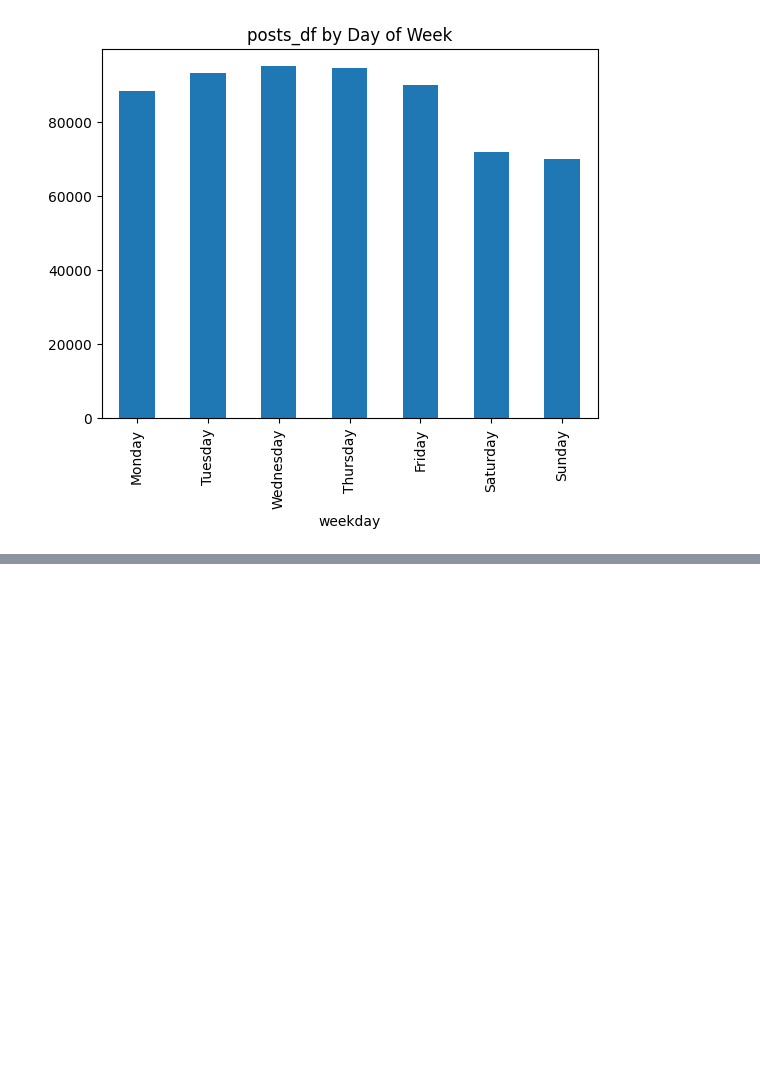
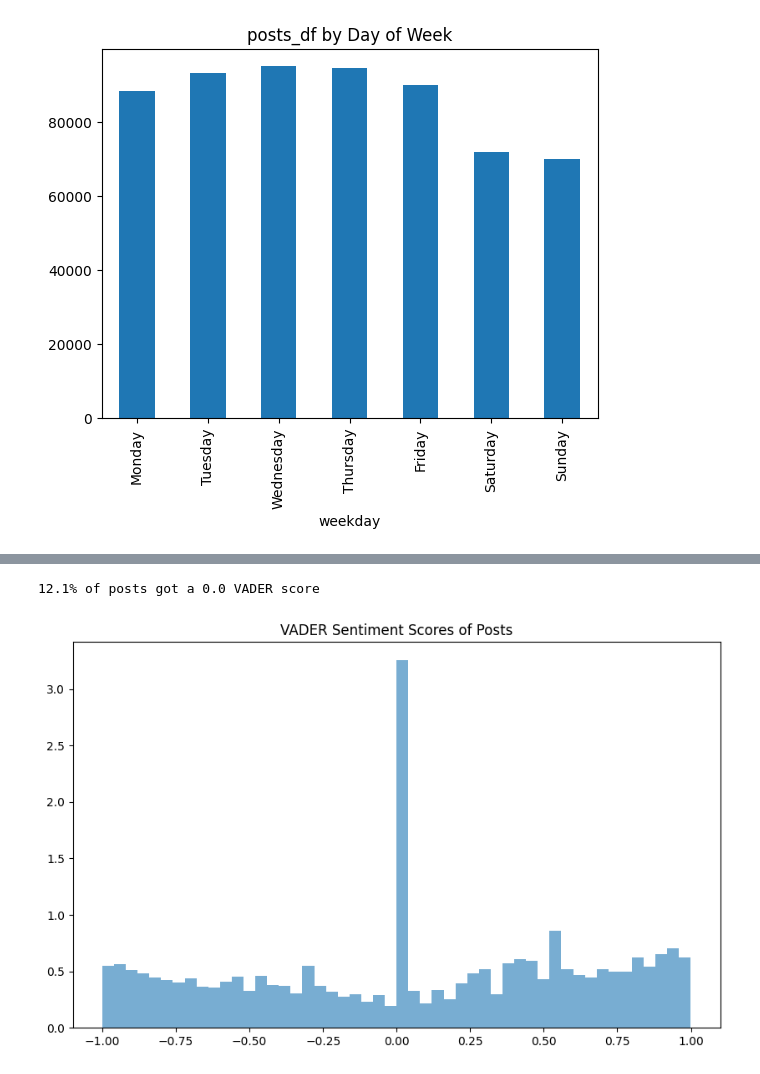
Before and after one commit to anshxl/golden-spikes, a Jupyter notebook: notebooks/eda.ipynb, the cells around one changed output, grey strips where cells are left out. Cells and saved outputs as stored; diff of their text form; code cells hidden in the pictures; blank space fills up the shorter version.

```diff
--- a/notebooks/eda.ipynb
+++ b/notebooks/eda.ipynb
@@ -271,3 +359,6 @@ posts_df.groupby("weekday").size().reindex(
+# %%
+# Same for comments
+comments_df.drop(columns=["body"], inplace=True)
 # %%
 from nltk.sentiment.vader import SentimentIntensityAnalyzer
 # sid = SentimentIntensityAnalyzer()
@@ -352,0 +377,13 @@ print(f"{zero_pct:.1f}% of posts got a 0.0 VADER score")
+# %%
+sid = SentimentIntensityAnalyzer()
+comments_df["vader"] = comments_df['clean_body'].apply(lambda t: sid.polarity_scores(t)["compound"])
+
+plt.figure(figsize=(10, 6))
+plt.hist(comments_df["vader"], bins=50, density=True, alpha=0.6)
+plt.title("VADER Sentiment Scores of Posts")
+
+zero_pct = (comments_df["vader"] == 0).mean() * 100
+print(f"{zero_pct:.1f}% of posts got a 0.0 VADER score")
+# %% [output]
+12.1% of posts got a 0.0 VADER score
+[figure, added]
```
Also changed, not shown: parts of 16 cells of this notebook.
